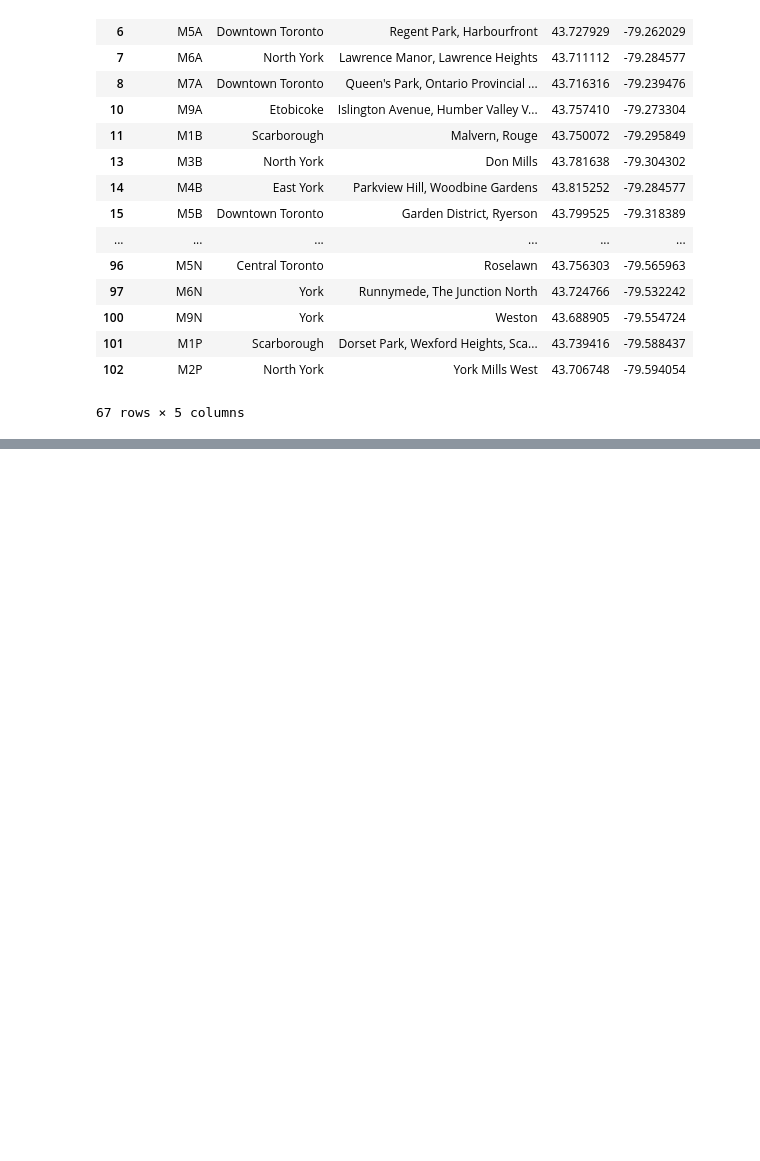
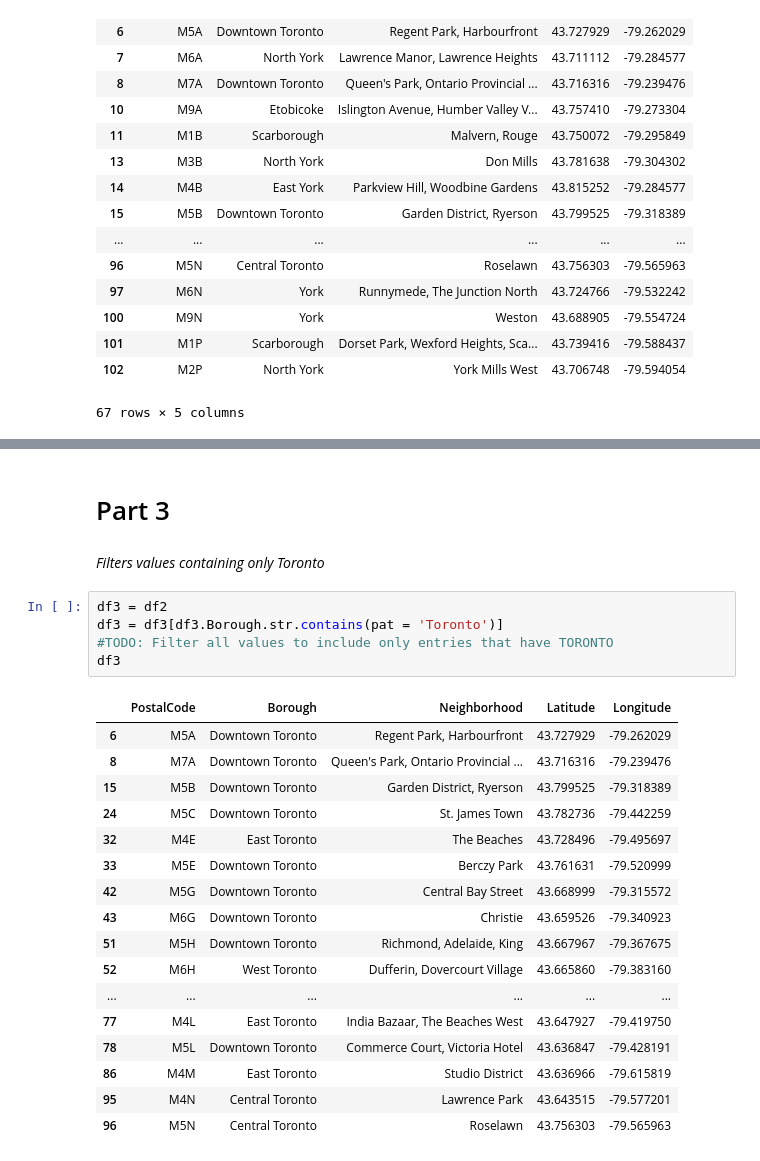
Before and after one commit to stein463/AppliedDataScienceCapstoneIBM, a Jupyter notebook: Segmenting and Clustering Neighborhoods in Toronto.ipynb, the cells around one changed output, grey strips where cells are left out. Cells and saved outputs as stored; diff of their text form; blank space fills up the shorter version.

Commit message:
Adjusted data frame to filter all non-Toronto Boroughs.

```diff
--- a/Segmenting and Clustering Neighborhoods in Toronto.ipynb
+++ b/Segmenting and Clustering Neighborhoods in Toronto.ipynb
@@ -174,0 +172,27 @@ df2
+# %% [markdown]
+# Part 3
+# %% [markdown]
+*Filters values containing only Toronto*
+# %%
+df3 = df2
+df3 = df3[df3.Borough.str.contains(pat = 'Toronto')]
+#TODO: Filter all values to include only entries that have TORONTO
+df3
+# %% [output]
+|  | PostalCode | Borough | Neighborhood | Latitude | Longitude |
+| 6 | M5A | Downtown Toronto | Regent Park, Harbourfront | 43.727929 | -79.262029 |
+| 8 | M7A | Downtown Toronto | Queen's Park, Ontario Provincial ... | 43.716316 | -79.239476 |
+| 15 | M5B | Downtown Toronto | Garden District, Ryerson | 43.799525 | -79.318389 |
+| 24 | M5C | Downtown Toronto | St. James Town | 43.782736 | -79.442259 |
+| 32 | M4E | East Toronto | The Beaches | 43.728496 | -79.495697 |
+| 33 | M5E | Downtown Toronto | Berczy Park | 43.761631 | -79.520999 |
+| 42 | M5G | Downtown Toronto | Central Bay Street | 43.668999 | -79.315572 |
+| 43 | M6G | Downtown Toronto | Christie | 43.659526 | -79.340923 |
+| 51 | M5H | Downtown Toronto | Richmond, Adelaide, King | 43.667967 | -79.367675 |
+| 52 | M6H | West Toronto | Dufferin, Dovercourt Village | 43.665860 | -79.383160 |
+| ... | ... | ... | ... | ... | ... |
+| 77 | M4L | East Toronto | India Bazaar, The Beaches West | 43.647927 | -79.419750 |
+| 78 | M5L | Downtown Toronto | Commerce Court, Victoria Hotel | 43.636847 | -79.428191 |
+| 86 | M4M | East Toronto | Studio District | 43.636966 | -79.615819 |
+| 95 | M4N | Central Toronto | Lawrence Park | 43.643515 | -79.577201 |
+| 96 | M5N | Central Toronto | Roselawn | 43.756303 | -79.565963 |
```
Also changed, not shown: parts of 1 cell of this notebook.
